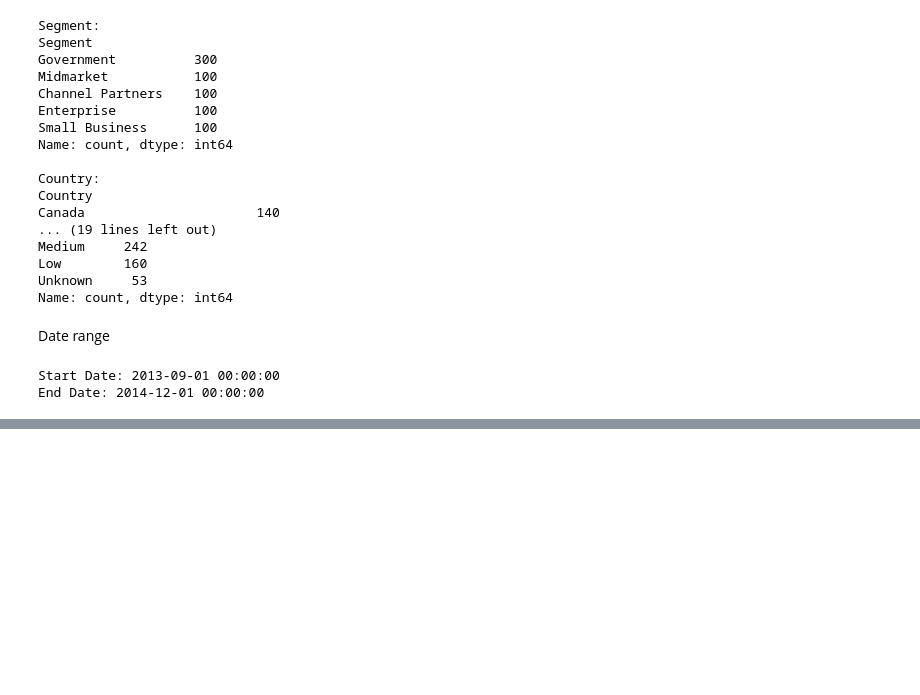
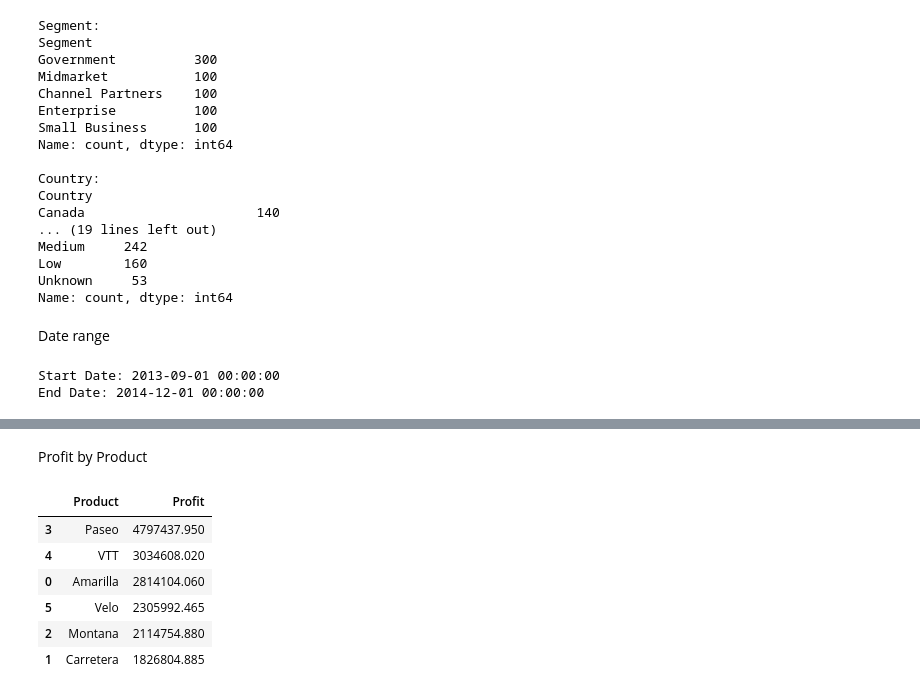
Before and after one commit to IqraSaleemBatool/TechNova_Internship_Task, a Jupyter notebook: Task_03_Financial_KPI_Dashboard/Task_03_Financial_KPI_Dashboard.ipynb, the cells around one changed output, grey strips where cells are left out. Cells and saved outputs as stored; diff of their text form; code cells hidden in the pictures; blank space fills up the shorter version.

```diff
--- a/Task_03_Financial_KPI_Dashboard/Task_03_Financial_KPI_Dashboard.ipynb
+++ b/Task_03_Financial_KPI_Dashboard/Task_03_Financial_KPI_Dashboard.ipynb
@@ -317,0 +524,18 @@ End Date: 2014-12-01 00:00:00
+# %% [markdown]
+Profit by Product
+# %%
+profit_by_product = (
+    df.groupby('Product', as_index=False)['Profit']
+      .sum()
+      .sort_values('Profit', ascending=False)
+)
+
+profit_by_product
+# %% [output]
+|  | Product | Profit |
+| 3 | Paseo | 4797437.950 |
+| 4 | VTT | 3034608.020 |
+| 0 | Amarilla | 2814104.060 |
+| 5 | Velo | 2305992.465 |
+| 2 | Montana | 2114754.880 |
+| 1 | Carretera | 1826804.885 |
```
Also changed, not shown: parts of 47 cells of this notebook.
